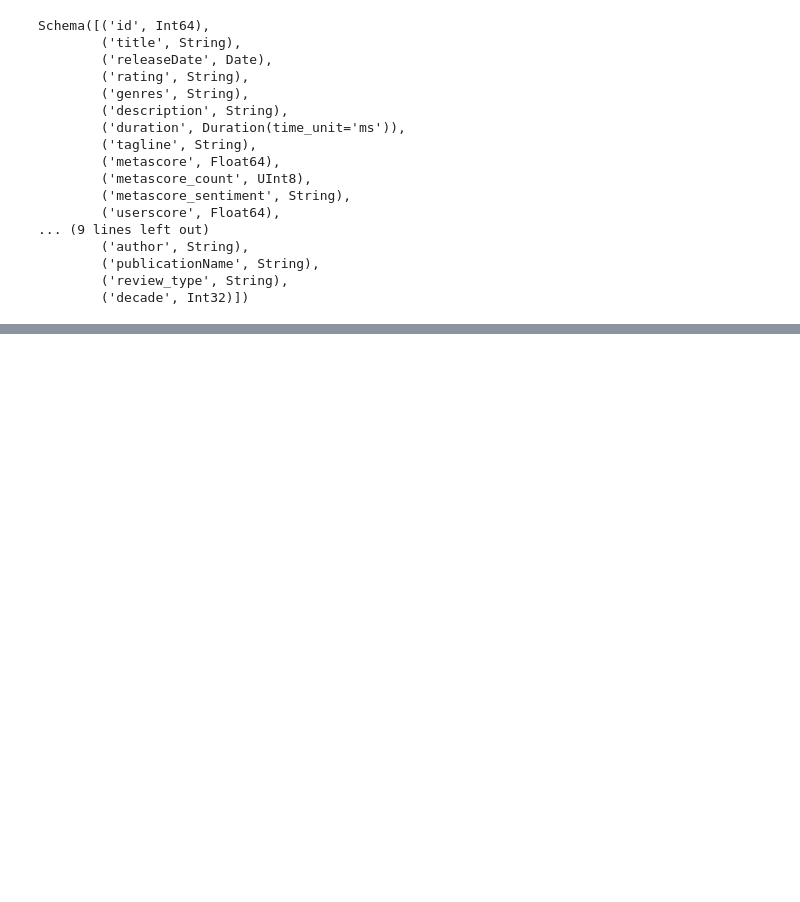
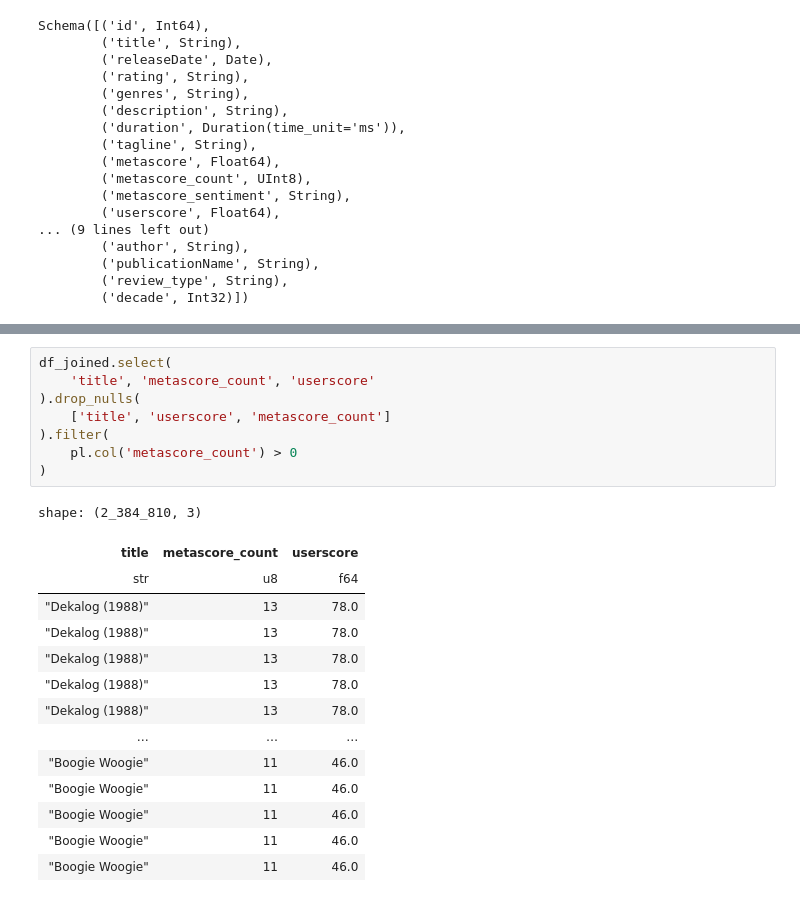
Before and after one commit to ZygimantasB/polars_library, a Jupyter notebook: kaggle/movies_new.ipynb, the cells around one changed output, grey strips where cells are left out. Saved outputs shown, nothing was run; the diff lists cells and outputs as text; blank space fills up the shorter version.

```diff
--- a/kaggle/movies_new.ipynb
+++ b/kaggle/movies_new.ipynb
@@ -414,3 +414,26 @@ alt.Chart(genres_month_count).mark_rect().encode(
 )
 # %% [output]
 [interactive output not drawn]
+# %%
+df_joined.select(
+    'title', 'metascore_count', 'userscore'
+).drop_nulls(
+    ['title', 'userscore', 'metascore_count']
+).filter(
+    pl.col('metascore_count') > 0
+)
+# %% [output]
+shape: (2_384_810, 3)
+| title | metascore_count | userscore |
+| str | u8 | f64 |
+| "Dekalog (1988)" | 13 | 78.0 |
+| "Dekalog (1988)" | 13 | 78.0 |
+| "Dekalog (1988)" | 13 | 78.0 |
+| "Dekalog (1988)" | 13 | 78.0 |
+| "Dekalog (1988)" | 13 | 78.0 |
+| … | … | … |
+| "Boogie Woogie" | 11 | 46.0 |
+| "Boogie Woogie" | 11 | 46.0 |
+| "Boogie Woogie" | 11 | 46.0 |
+| "Boogie Woogie" | 11 | 46.0 |
+| "Boogie Woogie" | 11 | 46.0 |
```
Also changed, not shown: parts of 4 cells of this notebook.
